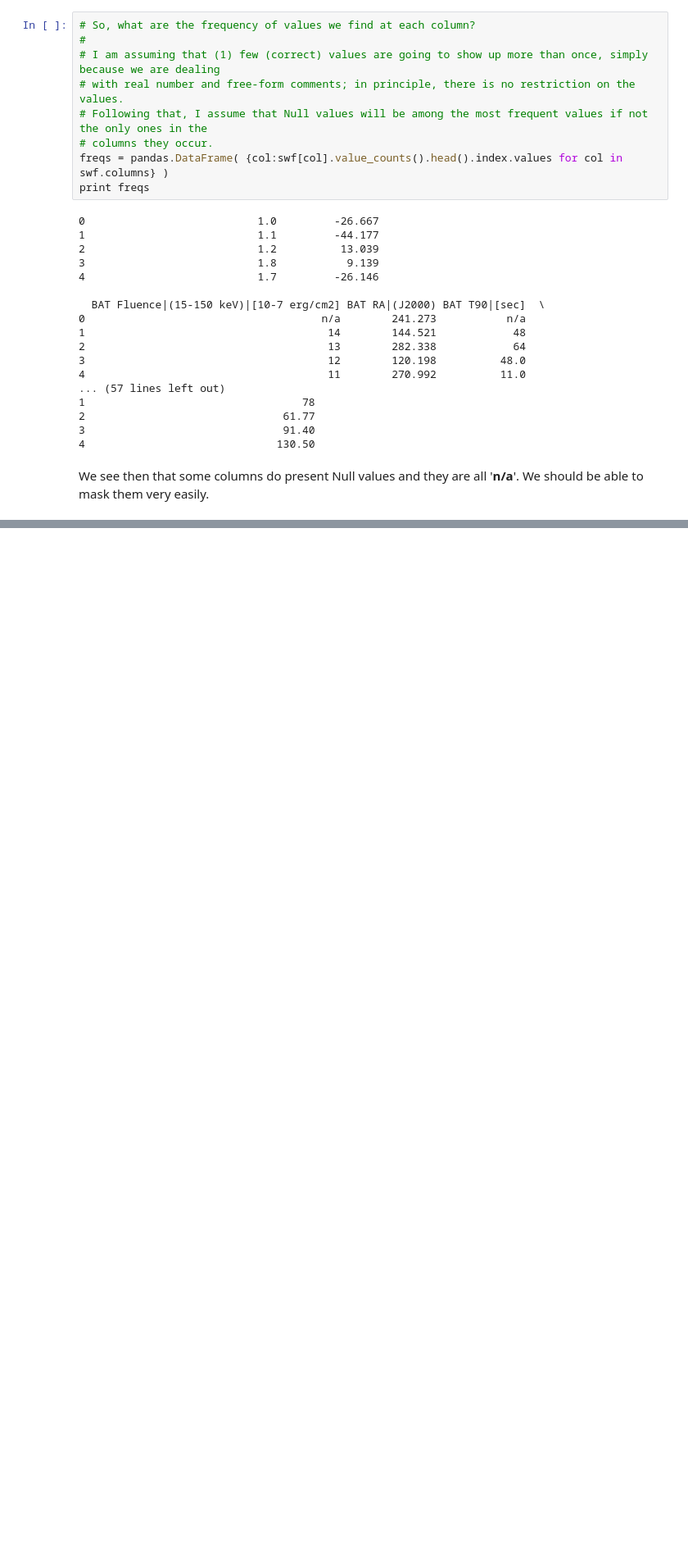
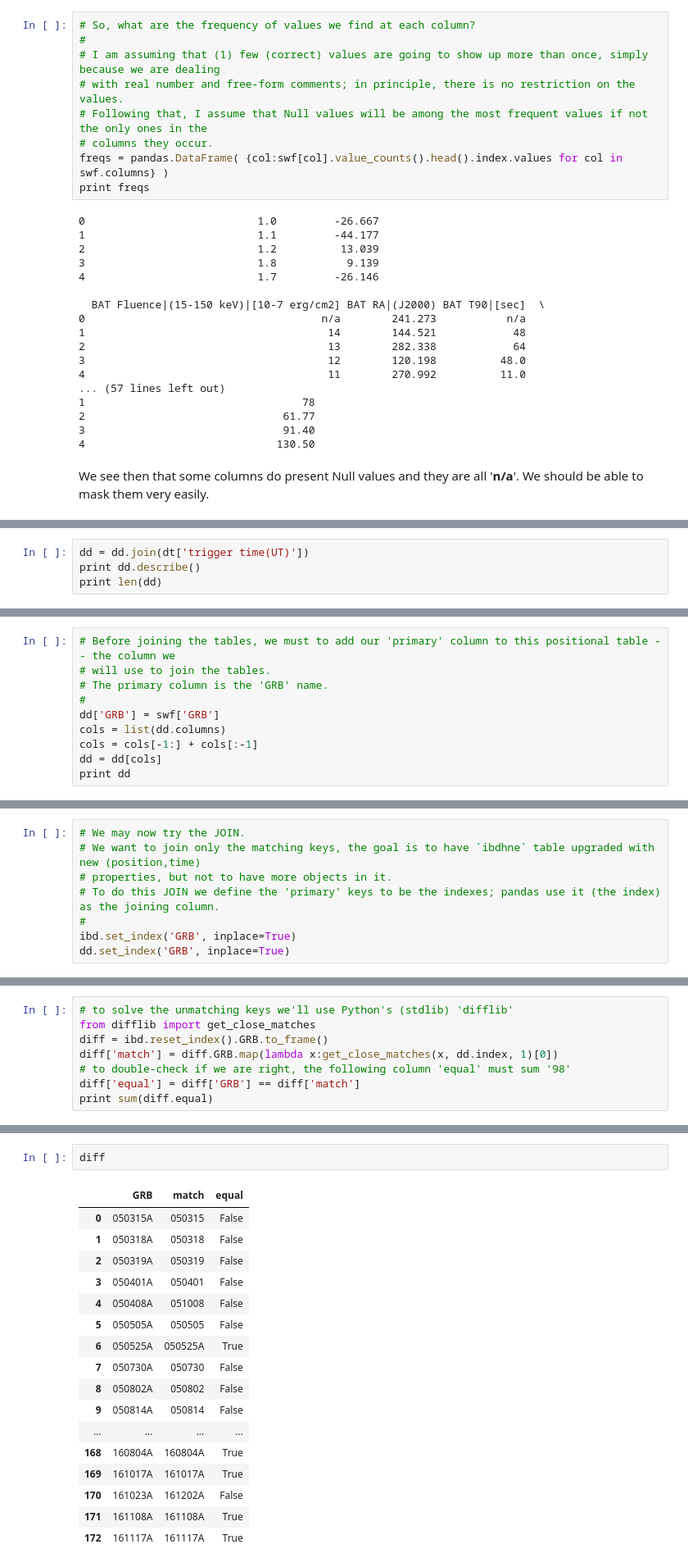
Before and after one commit to docdatpie/SwiftGRBs, a Jupyter notebook: BdHNe join with NASA Swift GRBs.ipynb, the cells around one changed output, grey strips where cells are left out. Shown at 82% size. Saved outputs shown, nothing was run; the diff lists cells and outputs as text; blank space fills up the shorter version.

Commit message:
Finish positional/trigger columns processing

```diff
--- a/BdHNe join with NASA Swift GRBs.ipynb
+++ b/BdHNe join with NASA Swift GRBs.ipynb
@@ -219,0 +416,4 @@ True
+# %%
+dd = dd.join(dt['trigger time(UT)'])
+print dd.describe()
+print len(dd)
@@ -219,0 +431,10 @@ True
+# %%
+# Before joining the tables, we must to add our 'primary' column to this positional table -- the column we
+# will use to join the tables.
+# The primary column is the 'GRB' name.
+#
+dd['GRB'] = swf['GRB']
+cols = list(dd.columns)
+cols = cols[-1:] + cols[:-1]
+dd = dd[cols]
+print dd
@@ -219,0 +459,8 @@ True
+# %%
+# We may now try the JOIN.
+# We want to join only the matching keys, the goal is to have `ibdhne` table upgraded with new (position,time)
+# properties, but not to have more objects in it.
+# To do this JOIN we define the 'primary' keys to be the indexes; pandas use it (the index) as the joining column.
+#
+ibd.set_index('GRB', inplace=True)
+dd.set_index('GRB', inplace=True)
@@ -219,0 +492,8 @@ True
+# %%
+# to solve the unmatching keys we'll use Python's (stdlib) 'difflib'
+from difflib import get_close_matches
+diff = ibd.reset_index().GRB.to_frame()
+diff['match'] = diff.GRB.map(lambda x:get_close_matches(x, dd.index, 1)[0])
+# to double-check if we are right, the following column 'equal' must sum '98'
+diff['equal'] = diff['GRB'] == diff['match']
+print sum(diff.equal)
@@ -219,0 +502,20 @@ True
+# %%
+diff
+# %% [output]
+|  | GRB | match | equal |
+| 0 | 050315A | 050315 | False |
+| 1 | 050318A | 050318 | False |
+| 2 | 050319A | 050319 | False |
+| 3 | 050401A | 050401 | False |
+| 4 | 050408A | 051008 | False |
+| 5 | 050505A | 050505 | False |
+| 6 | 050525A | 050525A | True |
+| 7 | 050730A | 050730 | False |
+| 8 | 050802A | 050802 | False |
+| 9 | 050814A | 050814 | False |
+| ... | ... | ... | ... |
+| 168 | 160804A | 160804A | True |
+| 169 | 161017A | 161017A | True |
+| 170 | 161023A | 161202A | False |
+| 171 | 161108A | 161108A | True |
+| 172 | 161117A | 161117A | True |
```
Also changed, not shown: parts of 32 cells of this notebook.
